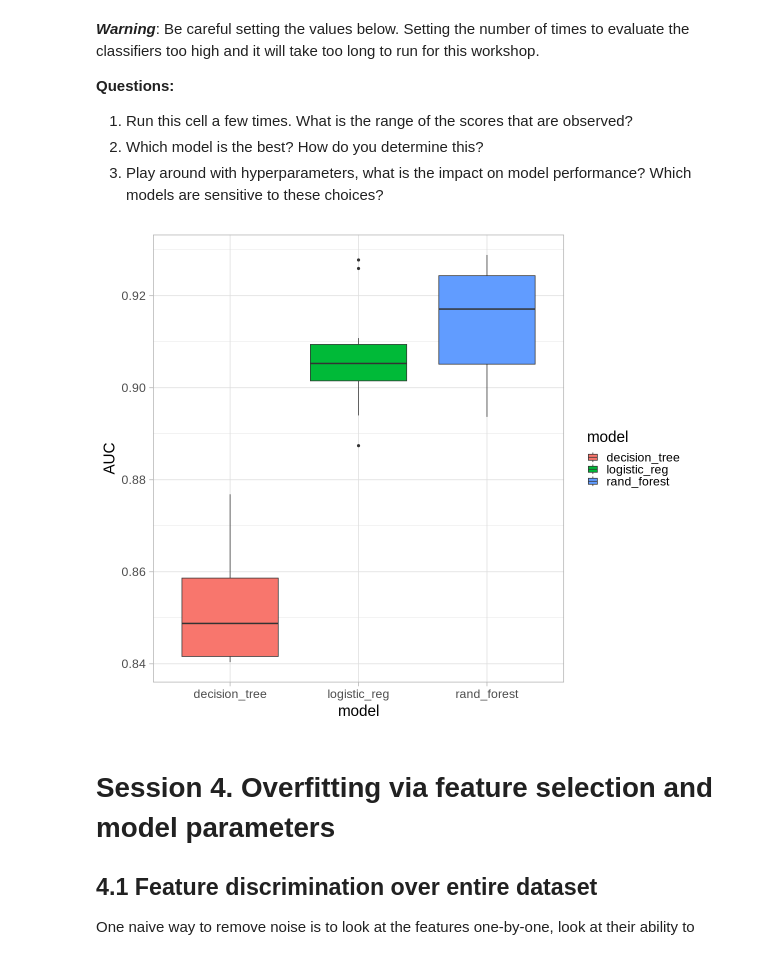
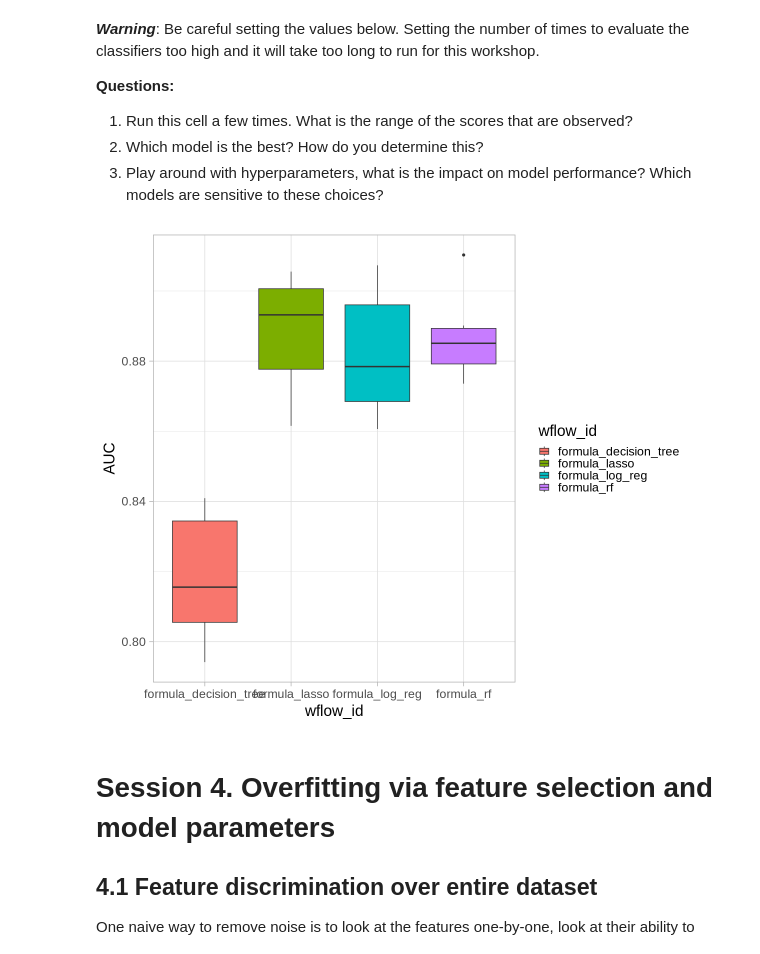
Before and after one commit to bwgoudey/IntroMLforLifeScienceWorkshopR, a Jupyter notebook: IntroToML2024_R.ipynb, the cells around one changed output. Drawn from its saved outputs; the diff is of its cells as text; code cells hidden in the pictures.

```diff
--- a/IntroToML2024_R.ipynb
+++ b/IntroToML2024_R.ipynb
@@ -341,6 +352,8 @@ Tidymodels has quite a standardised interface for fitting and applying different
 1. How well do different classifiers perform on the given dataset? Which models maximise performance on the training set? What does external performance look like?
 2. Are there noticable timing differences?
 # %%
+diabetes_data <- load_diabetes_data(diabetes_df_raw, nsamples=400, add_n_features=10)
+
 # Define the models
 models=list()
 models[['log_reg']] = logistic_reg(mode = "classification", penalty = 0) %>%
@@ -364,15 +377,15 @@ current_model=models[["decision_tree"]] %>% set_mode("classification")
 
 # Fit the model
 model_fit <- current_model %>%
-  fit(diabetes ~ ., data = diabetes_train_df)
+  fit(diabetes ~ ., data = diabetes_data[['study1']])
 
 # Make predictions
-diabetes_train_preds <- predict(model_fit, diabetes_train_df, type = "prob")
-diabetes_test_preds  <- predict(model_fit, diabetes_test_df, type = "prob")
+diabetes_train_preds <- predict(model_fit, diabetes_data[['study1']], type = "prob")
+diabetes_test_preds  <- predict(model_fit, diabetes_data[['study2']], type = "prob")
 
 # Pull out the actual labels
-diabetes_train_labels <- diabetes_train_df %>% dplyr::select(diabetes)
-diabetes_test_labels  <- diabetes_test_df %>% dplyr::select(diabetes)
+diabetes_train_labels <- diabetes_data[['study1']] %>% dplyr::select(diabetes)
+diabetes_test_labels  <- diabetes_data[['study2']] %>% dplyr::select(diabetes)
 
 
 # Now plot the ROC curves and their AUCs
@@ -540,35 +562,55 @@ Variability in the performance of different splits in the previous example motiv
 2. Which model is the best? How do you determine this?
 3. Play around with hyperparameters, what is the impact on model performance? Which models are sensitive to these choices?
 # %%
+#diabetes_data <- load_diabetes_data(diabetes_df_raw, nsamples=400, add_n_features=10)
+
+# Define the models
+models=list()
+models[['log_reg']] = logistic_reg(mode = "classification", penalty = 0) %>%
+                             set_engine("glm") %>%
+                             set_mode("classification")
+
+models[['lasso']] = logistic_reg(penalty = 0.1, mixture = 1) %>%
+                             set_engine("glmnet") %>%
+                             set_mode("classification")
+
+models[['rf']] = rand_forest(mtry = 2, trees = 500, min_n = 3) %>%
+                             set_engine("randomForest") %>%
+                             set_mode("classification")
+
+models[['decision_tree']]= decision_tree(tree_depth = 5) %>%
+                             set_engine("rpart") %>%
+                             set_mode("classification")
+
 metrics_dict <- metric_set(roc_auc)
 
 multi_model_workflow <-  workflow_set(
     preproc = list("formula" = diabetes ~ .),
     models = models
   )
 
 # K-fold cross-validation
-kfold=vfold_cv(diabetes_df, v = 3, repeats = 2)
+kfold=vfold_cv(diabetes_data[['study1']], v = 3, repeats = 2)
 
 # Fit models with resampling and pass options
 results <- multi_model_workflow %>%
   workflow_map(
     "fit_resamples",
     resamples = kfold,
     metrics = metrics_dict,
     control = control_resamples(save_pred = TRUE)
   )
 
 # Collect the metrics
 metrics <- results %>%
   tune::collect_metrics(summarize=FALSE)
 
 metrics %>%
-  ggplot(aes(x=model, y=.estimate, fill=model)) +
+  ggplot(aes(x=wflow_id, y=.estimate, fill=wflow_id)) +
   geom_boxplot(position='dodge') +
   ylab("AUC") + theme_light(base_size=22)
 # %% [output]
-[figure, old version]
+[figure, new version]
 # %% [markdown]
 # Session 4. Overfitting via feature selection and model parameters
 
```
Also changed, not shown: parts of 16 cells of this notebook.
